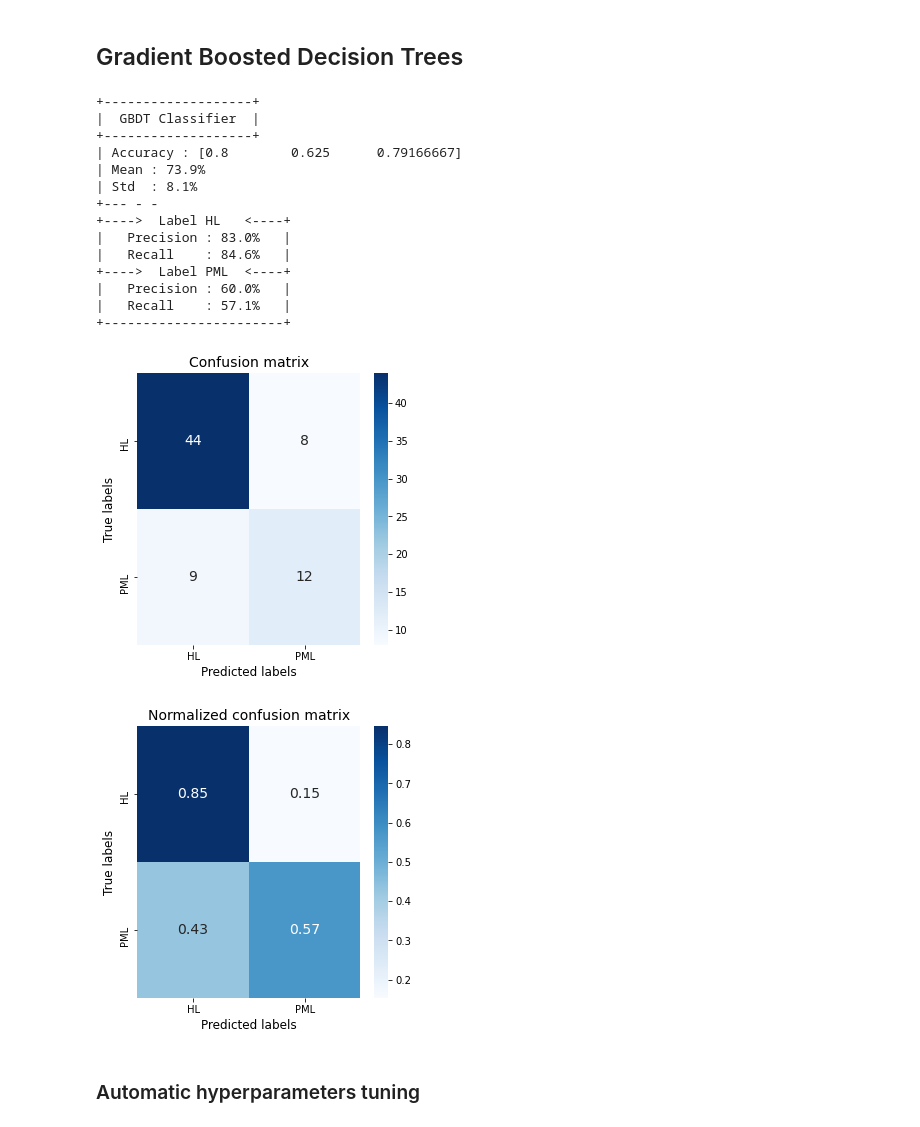
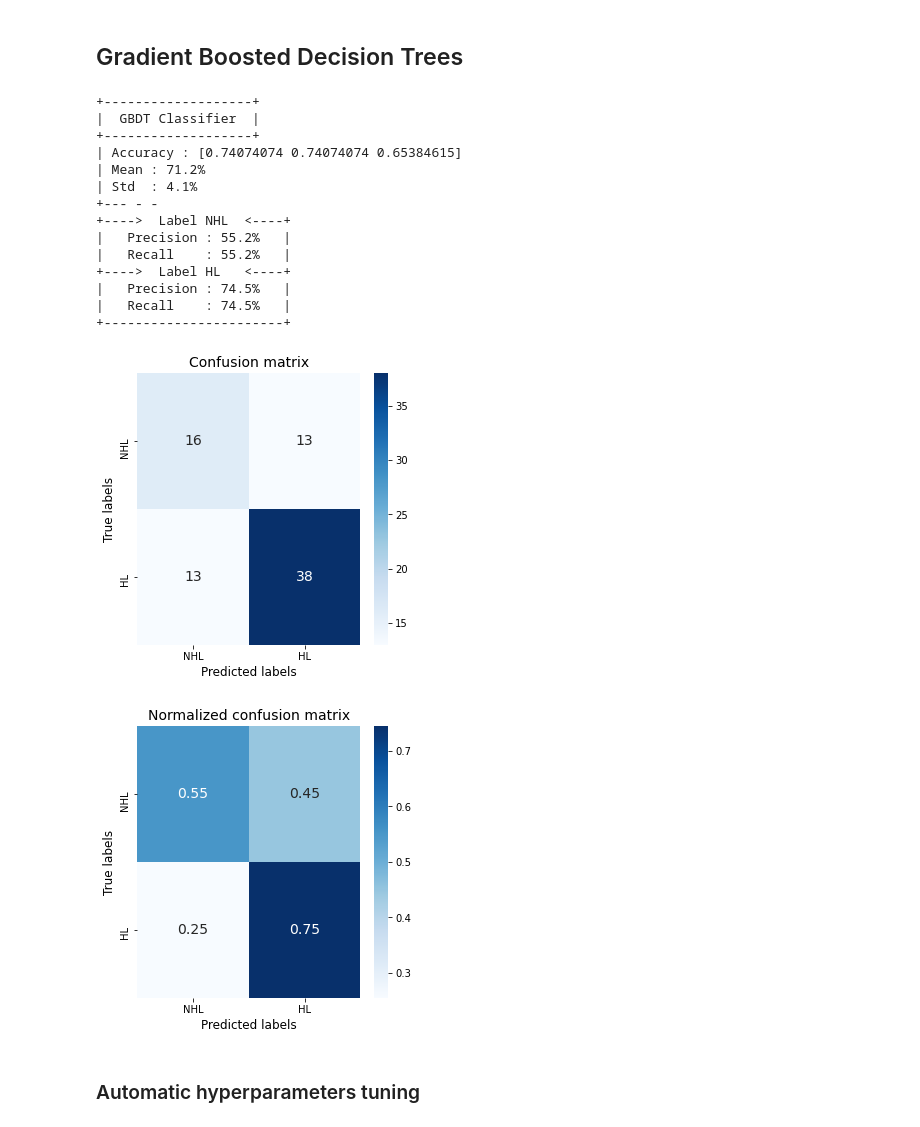
Before and after one commit to harel-coffee/mediastinal-lymphoma-classification-auto, a Jupyter notebook: binary_classification.ipynb, the cells around one changed output. Drawn from its saved outputs; the diff is of its cells as text; code cells hidden in the pictures.

```diff
--- a/binary_classification.ipynb
+++ b/binary_classification.ipynb
@@ -67,11 +67,10 @@ cols = list ( data.columns )
 X_cols = cols[2:]
 y_cols = "lymphoma_type"
 
-binary_class = (data[y_cols] != 2)   # exclude GZ class
+X = data[X_cols] . to_numpy()
+y = data[y_cols] . to_numpy() . flatten()
+y = ( y == 1 )   # Hodgkin/non-Hodgkin classification
 
-X = data[binary_class][X_cols] . to_numpy()
-y = data[binary_class][y_cols] . to_numpy() . flatten()
-
-ratio = len(y[y == 3]) / len(y[y == 1])
-print ( "Label ratio on data-set : {:.1f}%" . format (100 * ratio) )
+ratio = len(y[y == False]) / len(y[y == True])
+print ( "NHL-HL ratio on data-set : {:.1f}%" . format (100 * ratio) )
 # %% [output]
@@ -97,9 +98,11 @@ for idx_train, idx_test in sss . split ( X, y ):
   X_train , y_train = X[idx_train] , y[idx_train]
   X_test  , y_test  = X[idx_test]  , y[idx_test]
 
-ratio_train = len(y_train[y_train == 3]) / len(y_train[y_train == 1])
-print ( "Label ratio on train-set : {:.1f}%" . format (100 * ratio_train) )
+### Train-set
+ratio_train = len(y_train[y_train == False]) / len(y_train[y_train == True])
+print ( "NHL-HL ratio on train-set : {:.1f}%" . format (100 * ratio_train) )
 
-ratio_test = len(y_test[y_test == 3]) / len(y_test[y_test == 1])
-print ( "Label ratio on test-set  : {:.1f}%" . format (100 * ratio_test) )
+### Test-set
+ratio_test = len(y_test[y_test == False]) / len(y_test[y_test == True])
+print ( "NHL-HL ratio on test-set  : {:.1f}%" . format (100 * ratio_test) )
 # %% [output]
@@ -298,7 +301,7 @@ def obj_logistic (trial):
   y_pred  = cross_val_predict ( model, X_train, y_train, cv = 3 )
   precision, recall = precision_recall_scores ( y_train, y_pred )
 
-  weights = np.array ( [ 1 - ratio_train, ratio_train ] )
+  weights = np.array ( [ ratio_train, 1. ] )
   scores  = recall
 
   return np.sum ( scores / weights ) / np.sum ( 1 / weights )
@@ -369,6 +372,9 @@ RFECV(cv=3,
 # %%
 ranks = selector . ranking_
-high_ranked_feats = np.nonzero ( ranks == 1 ) [0]
+rank1_feats = np.nonzero ( ranks == 1 ) [0]
+rank2_feats = np.nonzero ( ranks == 2 ) [0]
+rank3_feats = np.nonzero ( ranks == 3 ) [0]
+high_ranked_feats = np.concatenate ( [rank1_feats, rank2_feats, rank3_feats] )
 
 print ( "+-------------------+" )
 print ( "|  Ranked Features  |" )
@@ -519,38 +525,38 @@ _ = precision_recall_scores ( y_train, y_train_pred, verbose = True, labels = ["
 # %%
 from sklearn.ensemble import GradientBoostingClassifier
 
 clf_gbdt = GradientBoostingClassifier (
                                         loss = "deviance" ,
                                         learning_rate = 0.3 ,
                                         n_estimators  = 100 ,
                                         criterion = "friedman_mse" ,
                                         max_features  = None ,
                                         max_leaf_nodes = 10 ,
                                         max_depth = 5       ,
                                       )
 
 scores = cross_val_score ( clf_gbdt, X_train_hrf, y_train, scoring = "accuracy", cv = 3 )
 y_train_pred = cross_val_predict ( clf_gbdt, X_train, y_train, cv = 3 )
 
 display_score ( model_name = "GBDT Classifier", scores = scores )
-_ = precision_recall_scores ( y_train, y_train_pred, verbose = True, labels = ["HL", "PML"], show_conf_matrix = True )
+_ = precision_recall_scores ( y_train, y_train_pred, verbose = True, labels = ["NHL", "HL"], show_conf_matrix = True )
 # %% [output]
 +-------------------+
 |  GBDT Classifier  |
 +-------------------+
-| Accuracy : [0.8        0.625      0.79166667]
-| Mean : 73.9%
-| Std  : 8.1%
+| Accuracy : [0.74074074 0.74074074 0.65384615]
+| Mean : 71.2%
+| Std  : 4.1%
 +--- - -
++---->  Label NHL  <----+
+|   Precision : 55.2%   |
+|   Recall    : 55.2%   |
 +---->  Label HL   <----+
-|   Precision : 83.0%   |
-|   Recall    : 84.6%   |
-+---->  Label PML  <----+
-|   Precision : 60.0%   |
-|   Recall    : 57.1%   |
+|   Precision : 74.5%   |
+|   Recall    : 74.5%   |
 +-----------------------+
-[figure, old version]
+[figure, new version]
-[figure, old version]
+[figure, new version]
 # %% [markdown]
 ### Automatic hyperparameters tuning
 # %%
```
Also changed, not shown: parts of 19 cells of this notebook, 1 other file.
